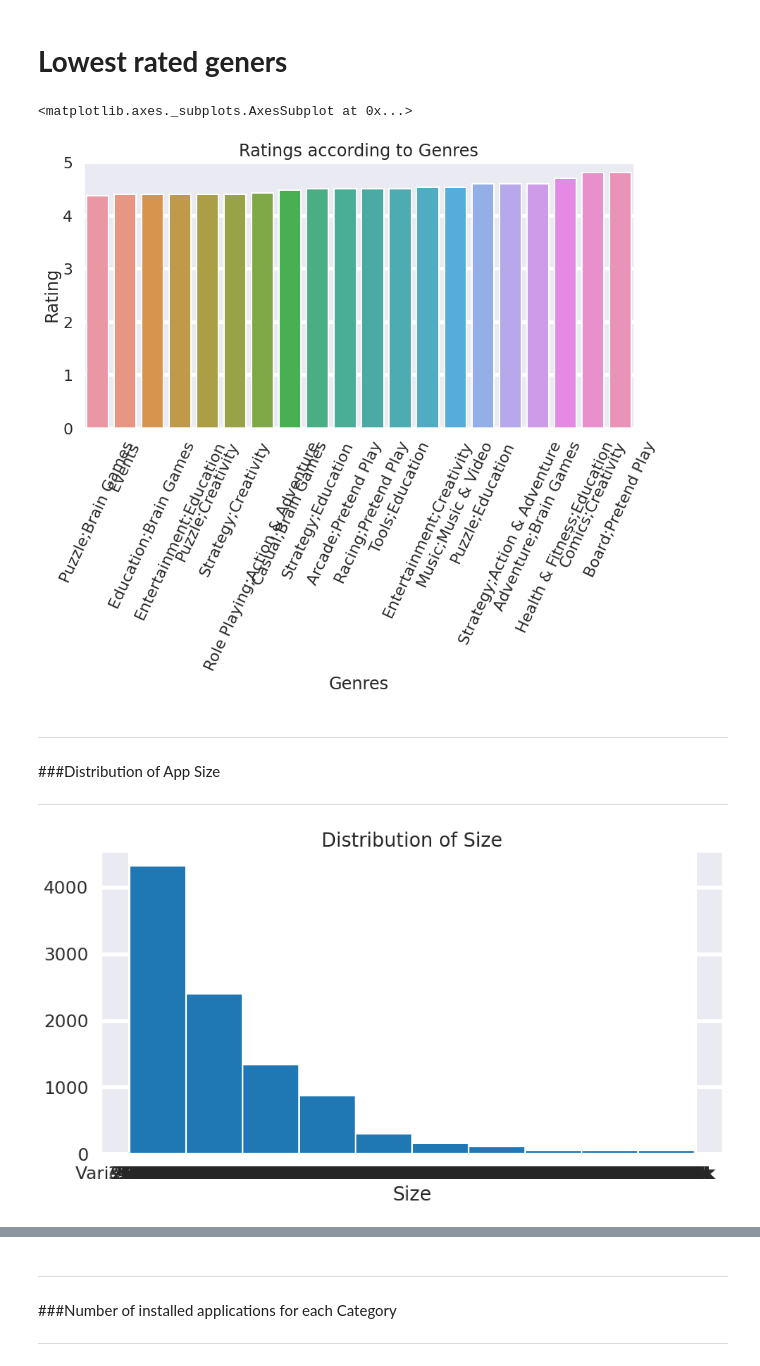
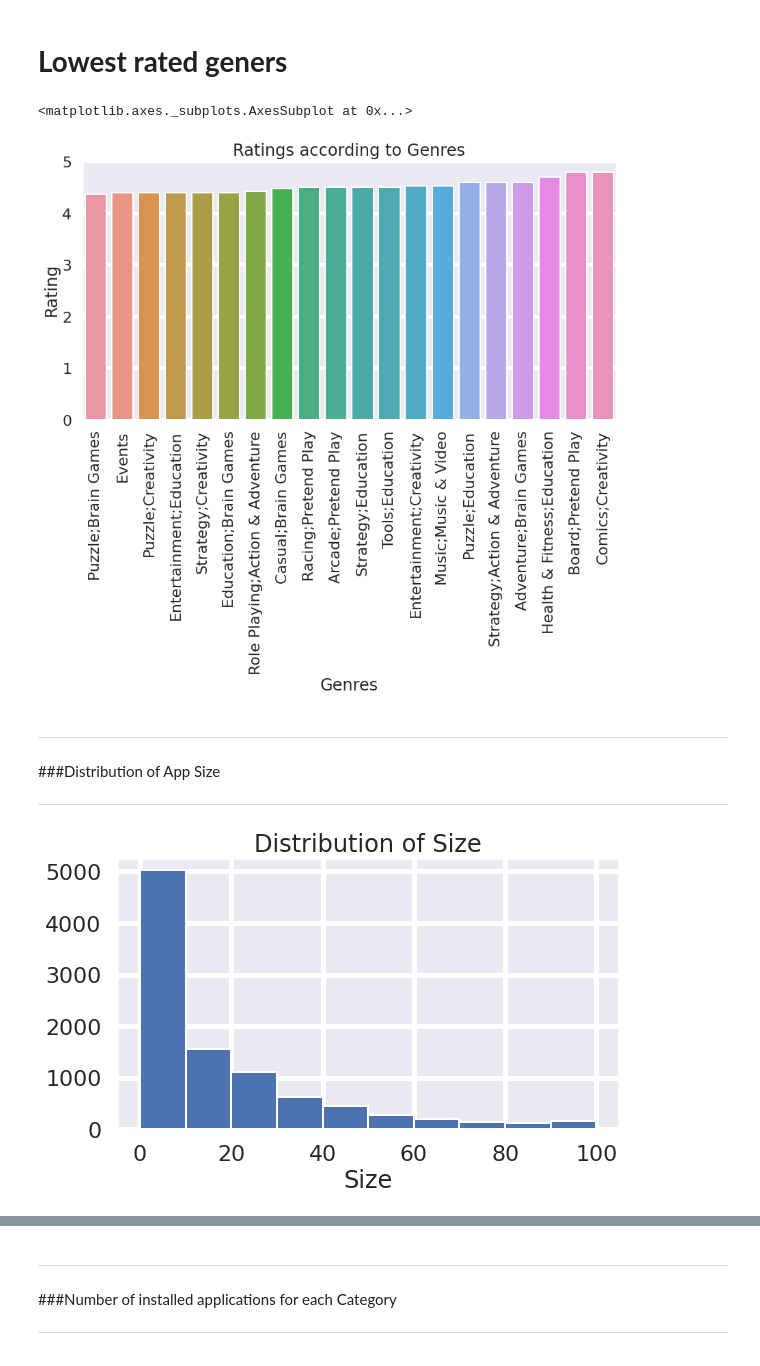
Before and after one commit to Team-AlmaBetter/playstore-analysis, a Jupyter notebook: Copy_of_Playstore_Analysis_TeamProject_EDA.ipynb, the cells around one changed output, grey strips where cells are left out. Cells and saved outputs as stored; diff of their text form; code cells hidden in the pictures.

```diff
--- a/Copy_of_Playstore_Analysis_TeamProject_EDA.ipynb
+++ b/Copy_of_Playstore_Analysis_TeamProject_EDA.ipynb
@@ -36,3 +34,8 @@ Though the dataset may seem to have the correct datatypes for each column, we ne
 # %%
 # creating a dataframe for play store data.csv
 user_review=pd.read_csv('/content/drive/MyDrive/Project/User Reviews.csv')
+
+df_Play_Store=pd.read_csv("/content/drive/MyDrive/Project/Play Store Data.csv")
+# lets read the dataset df_Play_Store
+
+df_Play_Store.info()
@@ -95,7 +93,7 @@ Android Ver       483
 dtype: int64
 # %%
 # Lets drop the duplicate rows
-df_Play_Store= df_Play_Store_duplicate_data[~df_Play_Store_duplicate_data.duplicated()]
+df_Play_Store= df_Play_Store[~df_Play_Store.duplicated()]
 # %%
 # read the data of play store data after the removing duplicate data
 df_Play_Store.info()
@@ -301,11 +257,18 @@ Converting size of all apps into single unit i.e. MB
 
 As the size of app mentioned in dataframe is in both MBs and kBs, it needs to be converted into one unit.
 # %%
-# correcting size column and coverting all in numerical value
-df_Play_Store['Size'] = df_Play_Store['Size'].apply(lambda x: str(x).replace('Varies with device' , 'Nan') if 'Varies with device' in str(x) else x)
-df_Play_Store['Size'] = df_Play_Store['Size'].apply(lambda x: str(x).replace(',' , '') if 'M' in str(x) else x)
-df_Play_Store['Size'] = df_Play_Store['Size'].apply(lambda x: str(x).replace('M' , '') if 'M' in str(x) else x)
-df_Play_Store['Size'] = df_Play_Store['Size'].apply(lambda x: float(str(x).replace('k' , '')) / 1000 if 'k' in str(x) else x)
+# # correcting size column and coverting all in numerical value
+# df_Play_Store['Size'] = df_Play_Store['Size'].apply(lambda x: str(x).replace('Varies with device' , 'Nan') if 'Varies with device' in str(x) else x)
+# df_Play_Store['Size'] = df_Play_Store['Size'].apply(lambda x: str(x).replace(',' , '') if 'M' in str(x) else x)
+# df_Play_Store['Size'] = df_Play_Store['Size'].apply(lambda x: str(x).replace('M' , '') if 'M' in str(x) else x)
+# df_Play_Store['Size'] = df_Play_Store['Size'].apply(lambda x: float(str(x).replace('k' , '')) / 1000 if 'k' in str(x) else x)
+# %%
+# Converting KB to MB
+df_Play_Store['Size'] = df_Play_Store['Size'].apply(lambda x: str(x).replace('Varies with device', 'NaN') if 'Varies with device' in str(x) else x)
+df_Play_Store['Size'] = df_Play_Store['Size'].apply(lambda x: str(x).replace('M', '') if 'M' in str(x) else x)
+df_Play_Store['Size'] = df_Play_Store['Size'].apply(lambda x: str(x).replace(',', '') if 'M' in str(x) else x)
+df_Play_Store['Size'] = df_Play_Store['Size'].apply(lambda x: float(str(x).replace('k', '')) / 1000 if 'k' in str(x) else x)
+df_Play_Store['Size'] = df_Play_Store['Size'].apply(lambda x: float(x))
 # %%
 df_Play_Store.info()#Check for missing values.
 # %% [output]
@@ -696,26 +646,26 @@ lowest_rated_genres = lowest_rated_genres[lowest_rated_genres['Rating'].notnull(
 # print(lowest_rated_genres)
 # %%
 plt.figure(figsize=(14,7))
-plt.xticks(rotation=65)
+plt.xticks(rotation=90)
 plt.xlabel("Genres")
 plt.ylabel("Rating")
 plt.title("Ratings according to Genres")
 sns.barplot(lowest_rated_genres.Genres, lowest_rated_genres.Rating)
 # %% [output]
 <matplotlib.axes._subplots.AxesSubplot at 0x...>
-[figure, old version]
+[figure, new version]
 # %% [markdown]
 ---
 ###Distribution of App Size
 
 ---
 # %%
-
-plt.figure(figsize=(14,7))
-plt.xlabel('Size')
+# to remove null values from size column
+df_Play_Store.loc[df_Play_Store['Size'].isnull(),'Size']=0
+plt.xlabel("Size")
 plt.title("Distribution of Size")
 plt.hist(df_Play_Store['Size']);
 plt.show()
 # %% [output]
-[figure, old version]
+[figure, new version]
 # %% [markdown]
```
Also changed, not shown: parts of 52 cells of this notebook.
